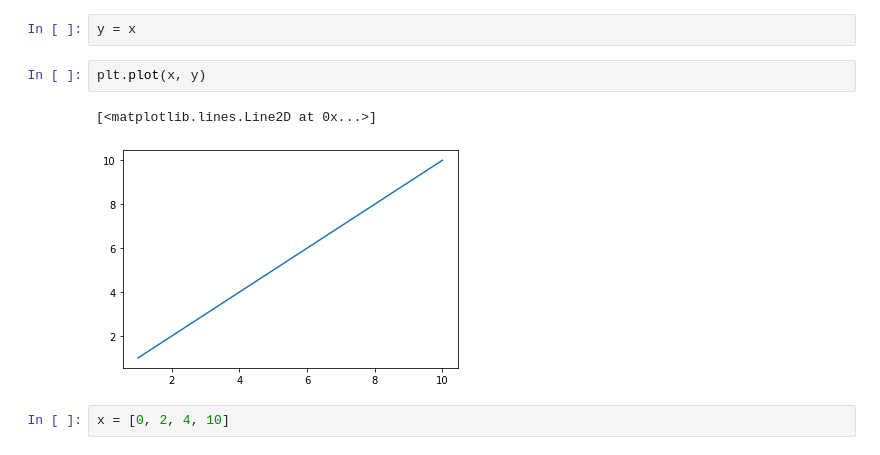
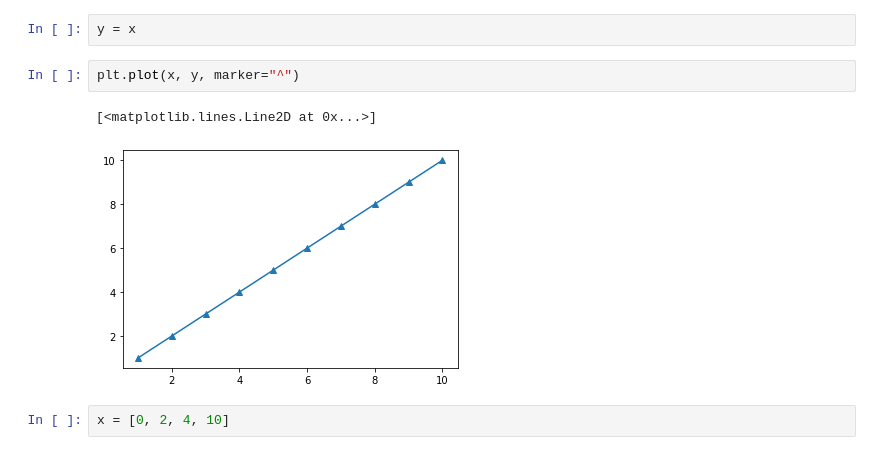
Before and after one commit to coding-blocks-archives/Data-Noida-0420-Live, a Jupyter notebook: session-9/plotting.ipynb, the cells around one changed output. Drawn from its saved outputs; the diff is of its cells as text.

```diff
--- a/session-9/Untitled.ipynb
+++ b/session-9/plotting.ipynb
@@ -6,10 +6,10 @@ x = np.linspace(1, 10, 10)
 # %%
 y = x
 # %%
-plt.plot(x, y)
+plt.plot(x, y, marker="^")
 # %% [output]
 [<matplotlib.lines.Line2D at 0x...>]
-[figure, old version]
+[figure, new version]
 # %%
 x = [0, 2, 4, 10]
 # %%
```
Also changed, not shown: parts of 1 cell of this notebook, 1 other file.
